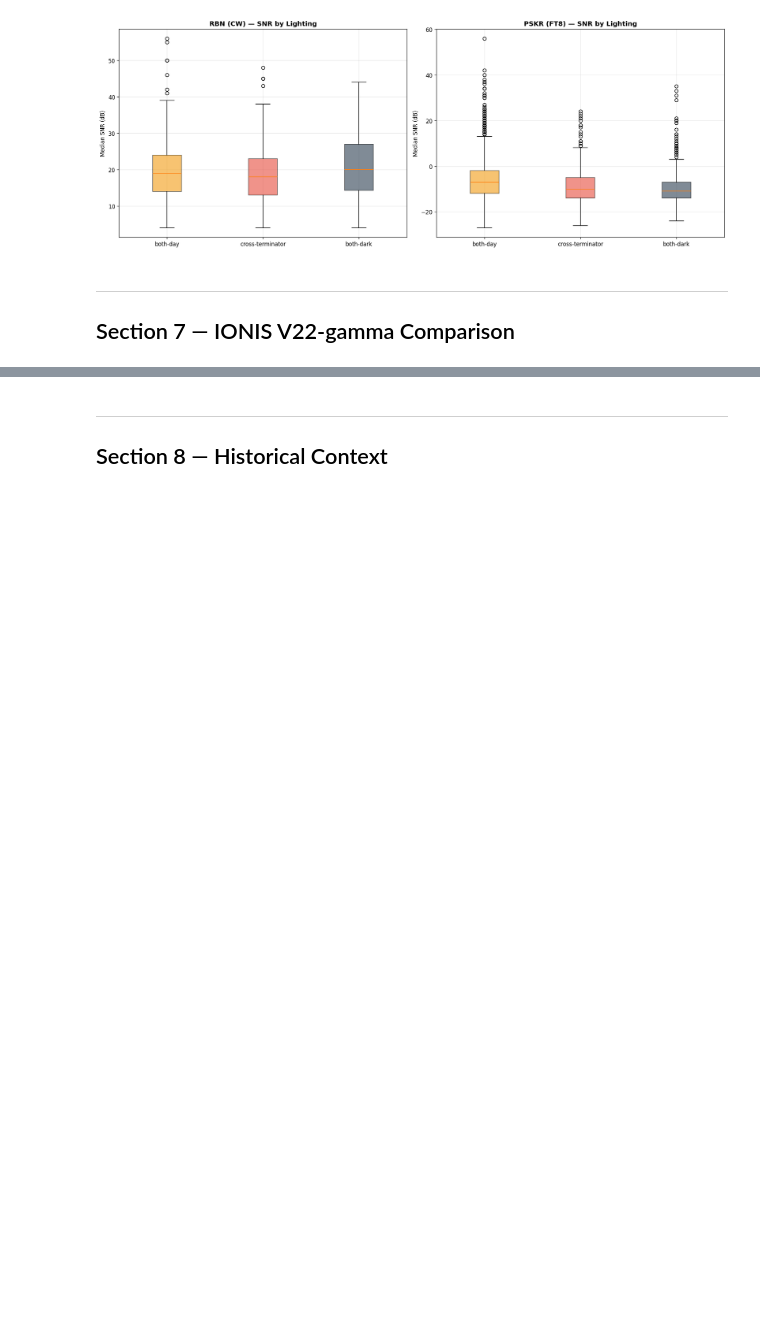
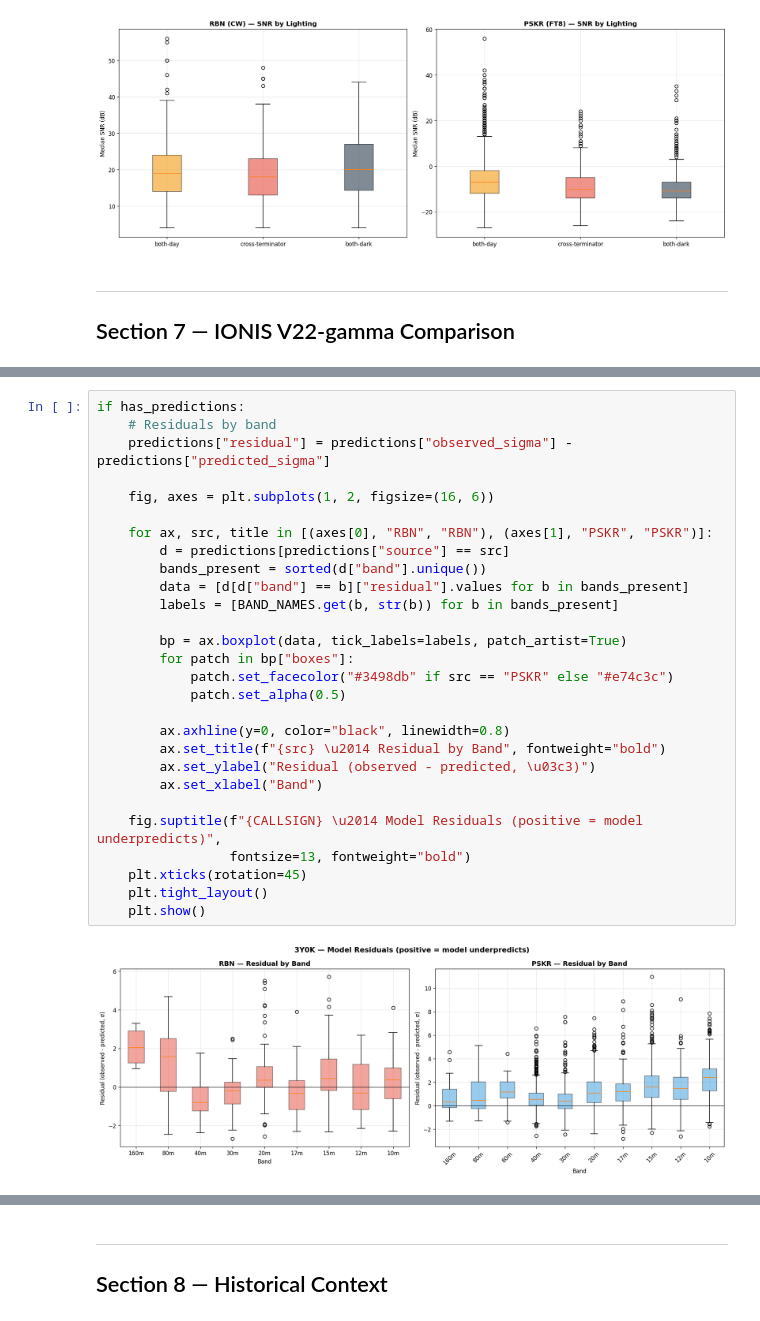
Before and after one commit to IONIS-AI/ionis-jupyter, a Jupyter notebook: notebooks/dxpedition-3y0k-bouvet-2026.ipynb, the cells around one changed output, grey strips where cells are left out. Drawn from its saved outputs; the diff is of its cells as text; blank space fills up the shorter version.

```diff
--- a/notebooks/dxpedition-3y0k-bouvet-2026.ipynb
+++ b/notebooks/dxpedition-3y0k-bouvet-2026.ipynb
@@ -729,0 +760,30 @@ Paths available for comparison:
+# %%
+if has_predictions:
+    # Residuals by band
+    predictions["residual"] = predictions["observed_sigma"] - predictions["predicted_sigma"]
+
+    fig, axes = plt.subplots(1, 2, figsize=(16, 6))
+
+    for ax, src, title in [(axes[0], "RBN", "RBN"), (axes[1], "PSKR", "PSKR")]:
+        d = predictions[predictions["source"] == src]
+        bands_present = sorted(d["band"].unique())
+        data = [d[d["band"] == b]["residual"].values for b in bands_present]
+        labels = [BAND_NAMES.get(b, str(b)) for b in bands_present]
+
+        bp = ax.boxplot(data, tick_labels=labels, patch_artist=True)
+        for patch in bp["boxes"]:
+            patch.set_facecolor("#3498db" if src == "PSKR" else "#e74c3c")
+            patch.set_alpha(0.5)
+
+        ax.axhline(y=0, color="black", linewidth=0.8)
+        ax.set_title(f"{src} \u2014 Residual by Band", fontweight="bold")
+        ax.set_ylabel("Residual (observed - predicted, \u03c3)")
+        ax.set_xlabel("Band")
+
+    fig.suptitle(f"{CALLSIGN} \u2014 Model Residuals (positive = model underpredicts)",
+                 fontsize=13, fontweight="bold")
+    plt.xticks(rotation=45)
+    plt.tight_layout()
+    plt.show()
+# %% [output]
+[figure, added]
```
Also changed, not shown: parts of 5 cells of this notebook, 1 other file.
